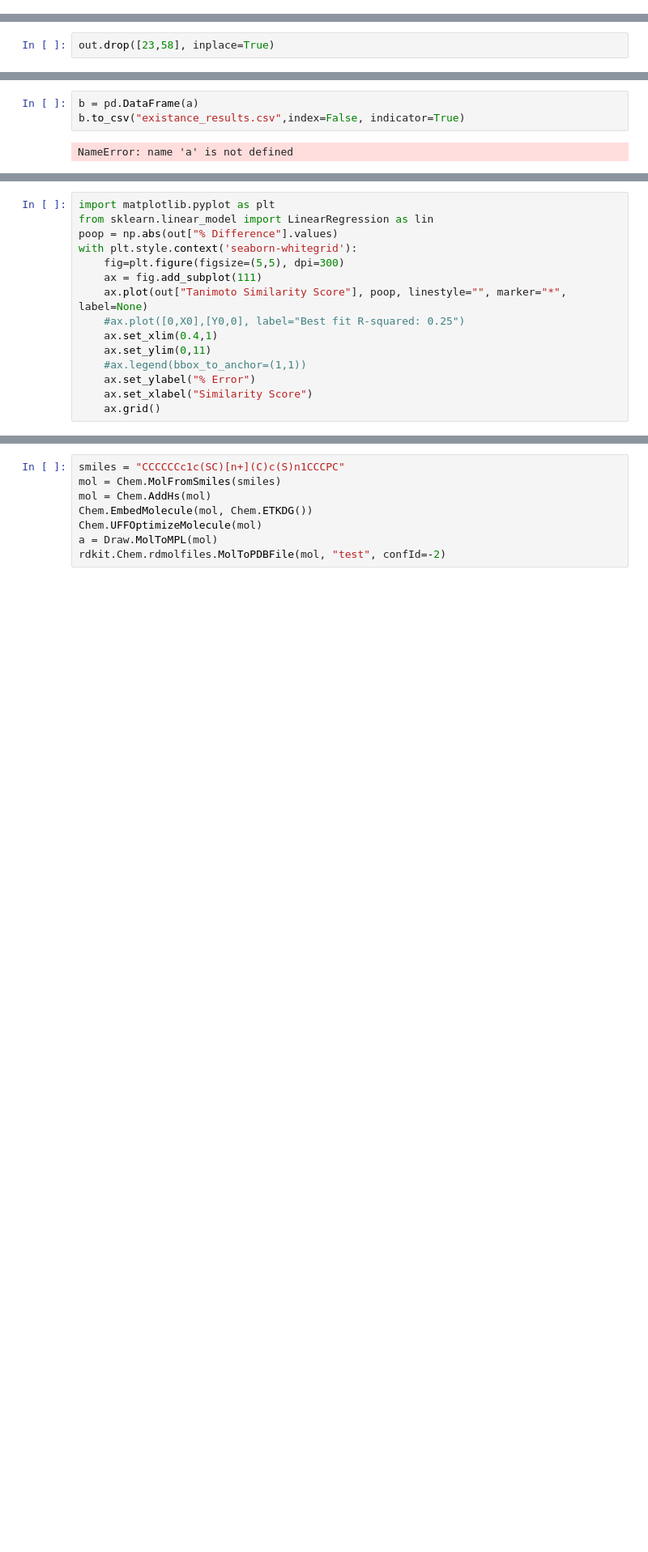
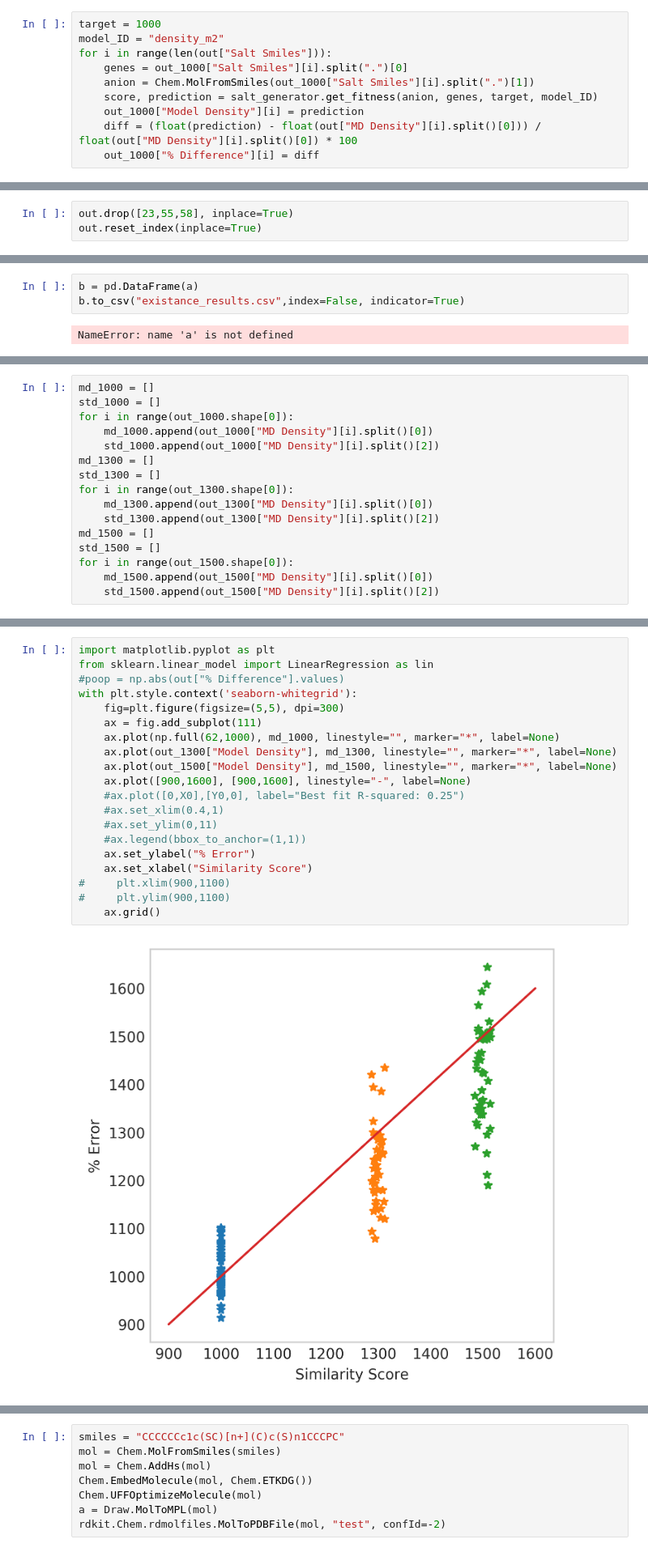
Before and after one commit to wesleybeckner/gains, a Jupyter notebook: scripts/gains_prototype.ipynb, the cells around one changed output, grey strips where cells are left out. Shown at 81% size. Cells and saved outputs as stored; diff of their text form; blank space fills up the shorter version.

```diff
--- a/scripts/gains_prototype.ipynb
+++ b/scripts/gains_prototype.ipynb
@@ -134,0 +117,10 @@ out
+# %%
+target = 1000
+model_ID = "density_m2"
+for i in range(len(out["Salt Smiles"])):
+    genes = out_1000["Salt Smiles"][i].split(".")[0]
+    anion = Chem.MolFromSmiles(out_1000["Salt Smiles"][i].split(".")[1])
+    score, prediction = salt_generator.get_fitness(anion, genes, target, model_ID)
+    out_1000["Model Density"][i] = prediction
+    diff = (float(prediction) - float(out["MD Density"][i].split()[0])) / float(out["MD Density"][i].split()[0]) * 100
+    out_1000["% Difference"][i] = diff
@@ -135,5 +149,6 @@ out
 # %%
-out.drop([23,58], inplace=True)
+out.drop([23,55,58], inplace=True)
+out.reset_index(inplace=True)
 # %%
 driver = webdriver.Chrome()
 driver.get("http://www.chemspider.com/")
@@ -177,0 +215,16 @@ a[:,1]
+# %%
+md_1000 = []
+std_1000 = []
+for i in range(out_1000.shape[0]):
+    md_1000.append(out_1000["MD Density"][i].split()[0])
+    std_1000.append(out_1000["MD Density"][i].split()[2])
+md_1300 = []
+std_1300 = []
+for i in range(out_1300.shape[0]):
+    md_1300.append(out_1300["MD Density"][i].split()[0])
+    std_1300.append(out_1300["MD Density"][i].split()[2])
+md_1500 = []
+std_1500 = []
+for i in range(out_1500.shape[0]):
+    md_1500.append(out_1500["MD Density"][i].split()[0])
+    std_1500.append(out_1500["MD Density"][i].split()[2])
@@ -178,16 +239,23 @@ a[:,1]
 # %%
 import matplotlib.pyplot as plt
 from sklearn.linear_model import LinearRegression as lin
-poop = np.abs(out["% Difference"].values)
+#poop = np.abs(out["% Difference"].values)
 with plt.style.context('seaborn-whitegrid'):
     fig=plt.figure(figsize=(5,5), dpi=300)
     ax = fig.add_subplot(111)
-    ax.plot(out["Tanimoto Similarity Score"], poop, linestyle="", marker="*", label=None)
+    ax.plot(np.full(62,1000), md_1000, linestyle="", marker="*", label=None)
+    ax.plot(out_1300["Model Density"], md_1300, linestyle="", marker="*", label=None)
+    ax.plot(out_1500["Model Density"], md_1500, linestyle="", marker="*", label=None)
+    ax.plot([900,1600], [900,1600], linestyle="-", label=None)
     #ax.plot([0,X0],[Y0,0], label="Best fit R-squared: 0.25")
-    ax.set_xlim(0.4,1)
-    ax.set_ylim(0,11)
+    #ax.set_xlim(0.4,1)
+    #ax.set_ylim(0,11)
     #ax.legend(bbox_to_anchor=(1,1))
     ax.set_ylabel("% Error")
     ax.set_xlabel("Similarity Score")
+#     plt.xlim(900,1100)
+#     plt.ylim(900,1100)
     ax.grid()
+# %% [output]
+[figure, added]
 # %%
```
Also changed, not shown: parts of 17 cells of this notebook, 10 other files.
